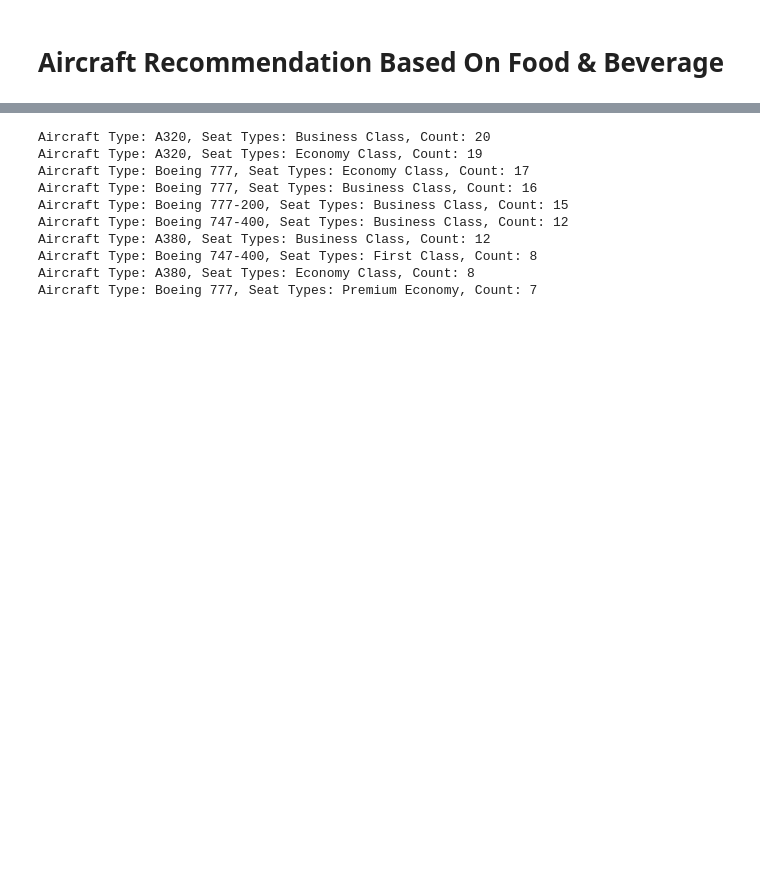
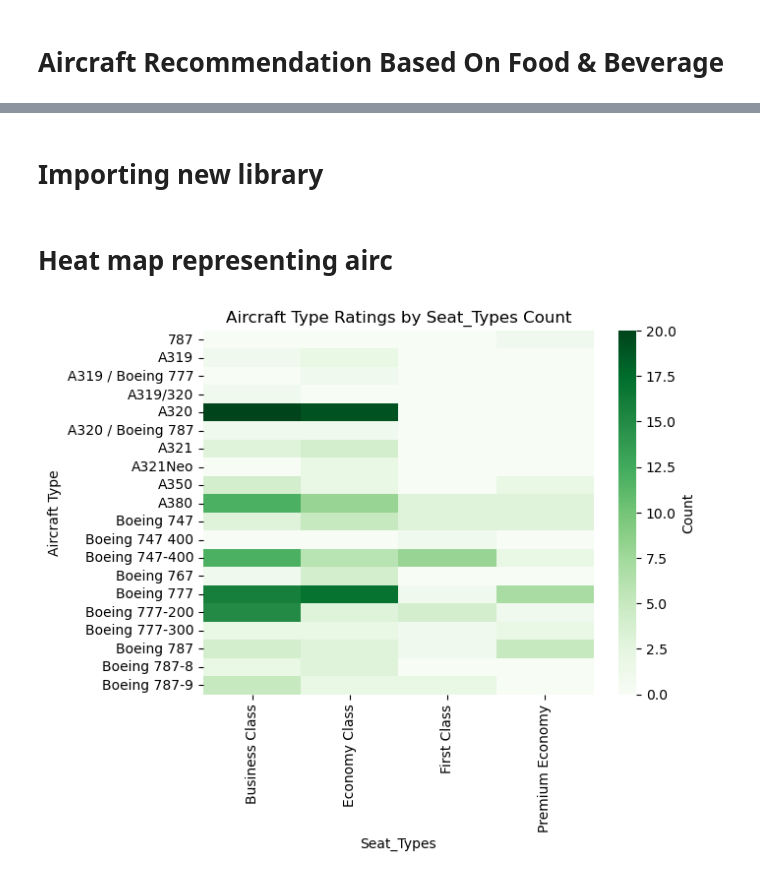
Before and after one commit to chonyeagoro/Project_3_Data_Engineering, a Jupyter notebook: Project_3_data_engineering.ipynb, the cells around one changed output, grey strips where cells are left out. Cells and saved outputs as stored; diff of their text form; code cells hidden in the pictures; blank space fills up the shorter version.

```diff
--- a/Project_3_data_engineering.ipynb
+++ b/Project_3_data_engineering.ipynb
@@ -363,16 +390,2 @@ service_seat_count.head(10)
-# %%
-for index, row in top_10_aircraft_types.iterrows():
-    aircraft_type = row['Aircraft Type']
-    seat_types = row['Seat Types']
-    print(f'Aircraft Type: {aircraft_type}, Seat Types: {seat_types}, Count: {row["Seat Types Count"]}')
-# %% [output]
-Aircraft Type: A320, Seat Types: Business Class, Count: 20
-Aircraft Type: A320, Seat Types: Economy Class, Count: 19
-Aircraft Type: Boeing 777, Seat Types: Economy Class, Count: 17
-Aircraft Type: Boeing 777, Seat Types: Business Class, Count: 16
-Aircraft Type: Boeing 777-200, Seat Types: Business Class, Count: 15
-Aircraft Type: Boeing 747-400, Seat Types: Business Class, Count: 12
-Aircraft Type: A380, Seat Types: Business Class, Count: 12
-Aircraft Type: Boeing 747-400, Seat Types: First Class, Count: 8
-Aircraft Type: A380, Seat Types: Economy Class, Count: 8
-Aircraft Type: Boeing 777, Seat Types: Premium Economy, Count: 7
+# %% [markdown]
+# Importing new library
@@ -378,0 +394,8 @@ Aircraft Type: Boeing 777, Seat Types: Premium Economy, Count: 7
+# %% [markdown]
+# Heat map representing airc
+# %%
+sns.heatmap(service_seat_count, annot=False, cmap="Greens", cbar_kws={'label': 'Count'})
+plt.title("Aircraft Type Ratings by Seat_Types Count")
+plt.show()
+# %% [output]
+[figure, added]
```
Also changed, not shown: parts of 22 cells of this notebook.
